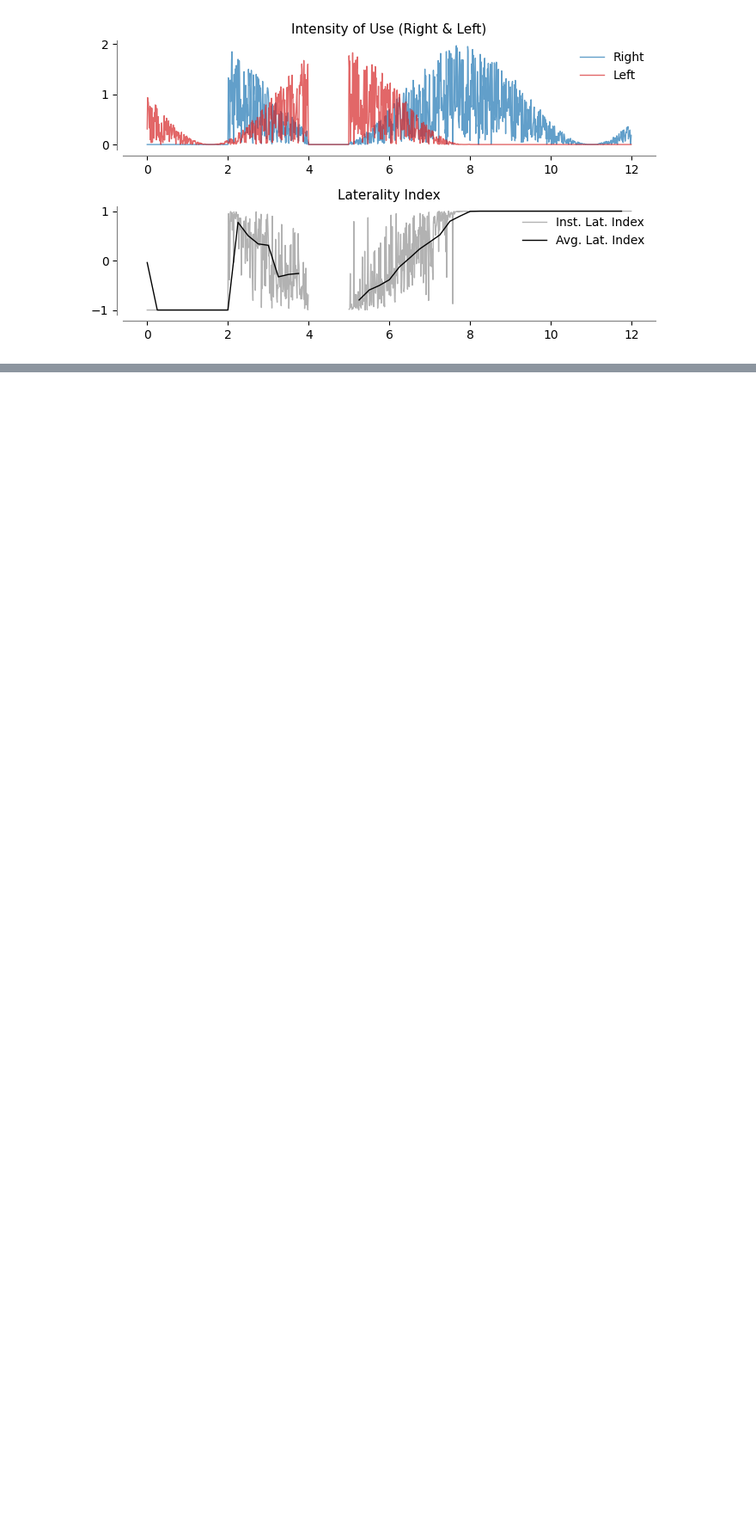
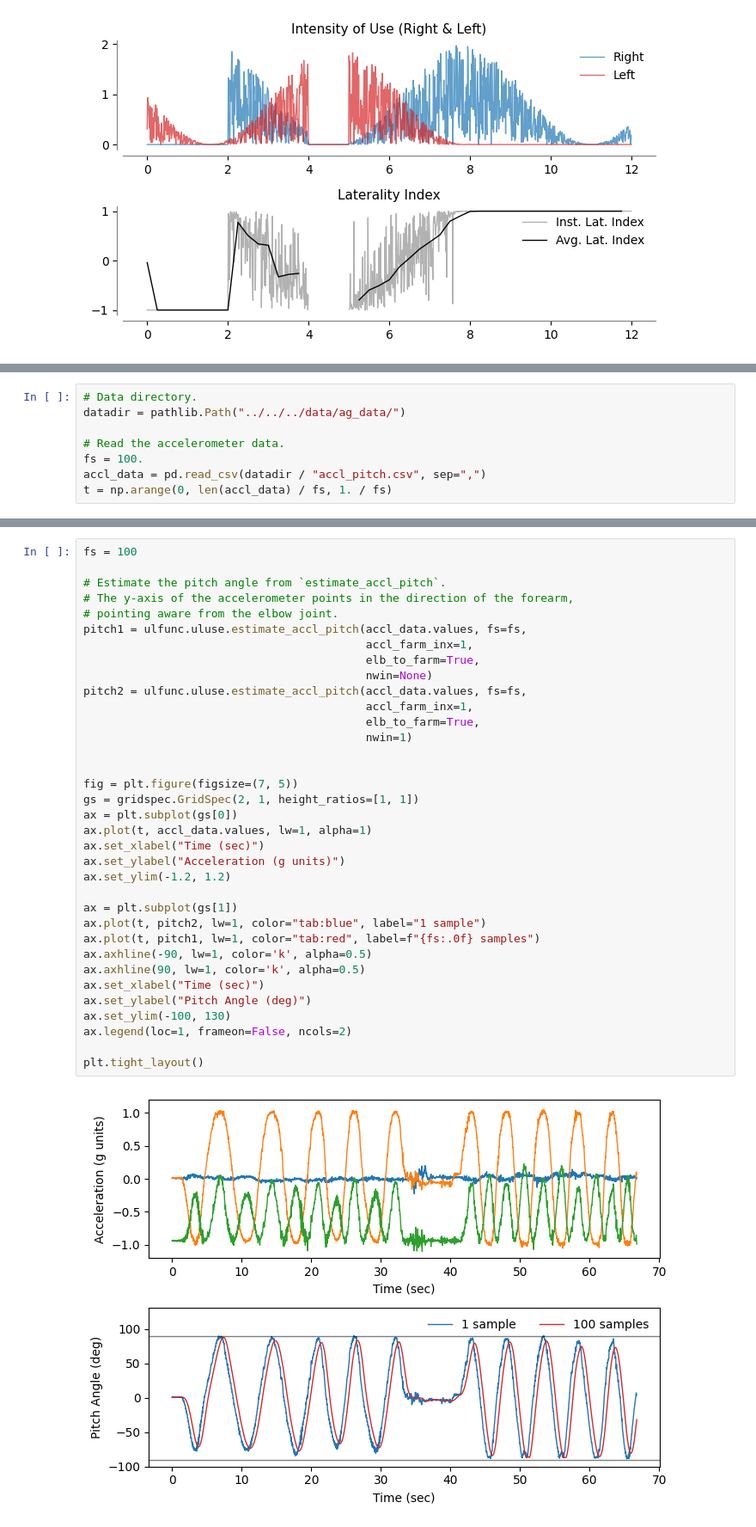
Before and after one commit to siva82kb/monalysa, a Jupyter notebook: docs/source/notebooks/ulfunctioning_analysis.ipynb, the cells around one changed output, grey strips where cells are left out. Shown at 86% size. Saved outputs shown, nothing was run; the diff lists cells and outputs as text; blank space fills up the shorter version.

```diff
--- a/docs/source/notebooks/ulfunctioning_analysis.ipynb
+++ b/docs/source/notebooks/ulfunctioning_analysis.ipynb
@@ -311,0 +294,8 @@ fig.savefig("latinx.svg", format="svg")
+# %%
+# Data directory.
+datadir = pathlib.Path("../../../data/ag_data/")
+
+# Read the accelerometer data.
+fs = 100.
+accl_data = pd.read_csv(datadir / "accl_pitch.csv", sep=",")
+t = np.arange(0, len(accl_data) / fs, 1. / fs)
@@ -311,0 +304,37 @@ fig.savefig("latinx.svg", format="svg")
+# %%
+fs = 100
+
+# Estimate the pitch angle from `estimate_accl_pitch`.
+# The y-axis of the accelerometer points in the direction of the forearm,
+# pointing aware from the elbow joint.
+pitch1 = ulfunc.uluse.estimate_accl_pitch(accl_data.values, fs=fs,
+                                          accl_farm_inx=1,
+                                          elb_to_farm=True,
+                                          nwin=None)
+pitch2 = ulfunc.uluse.estimate_accl_pitch(accl_data.values, fs=fs,
+                                          accl_farm_inx=1,
+                                          elb_to_farm=True,
+                                          nwin=1)
+
+
+fig = plt.figure(figsize=(7, 5))
+gs = gridspec.GridSpec(2, 1, height_ratios=[1, 1])
+ax = plt.subplot(gs[0])
+ax.plot(t, accl_data.values, lw=1, alpha=1)
+ax.set_xlabel("Time (sec)")
+ax.set_ylabel("Acceleration (g units)")
+ax.set_ylim(-1.2, 1.2)
+
+ax = plt.subplot(gs[1])
+ax.plot(t, pitch2, lw=1, color="tab:blue", label="1 sample")
+ax.plot(t, pitch1, lw=1, color="tab:red", label=f"{fs:.0f} samples")
+ax.axhline(-90, lw=1, color='k', alpha=0.5)
+ax.axhline(90, lw=1, color='k', alpha=0.5)
+ax.set_xlabel("Time (sec)")
+ax.set_ylabel("Pitch Angle (deg)")
+ax.set_ylim(-100, 130)
+ax.legend(loc=1, frameon=False, ncols=2)
+
+plt.tight_layout()
+# %% [output]
+[figure, added]
```
Also changed, not shown: parts of 24 cells of this notebook, 10 other files.
